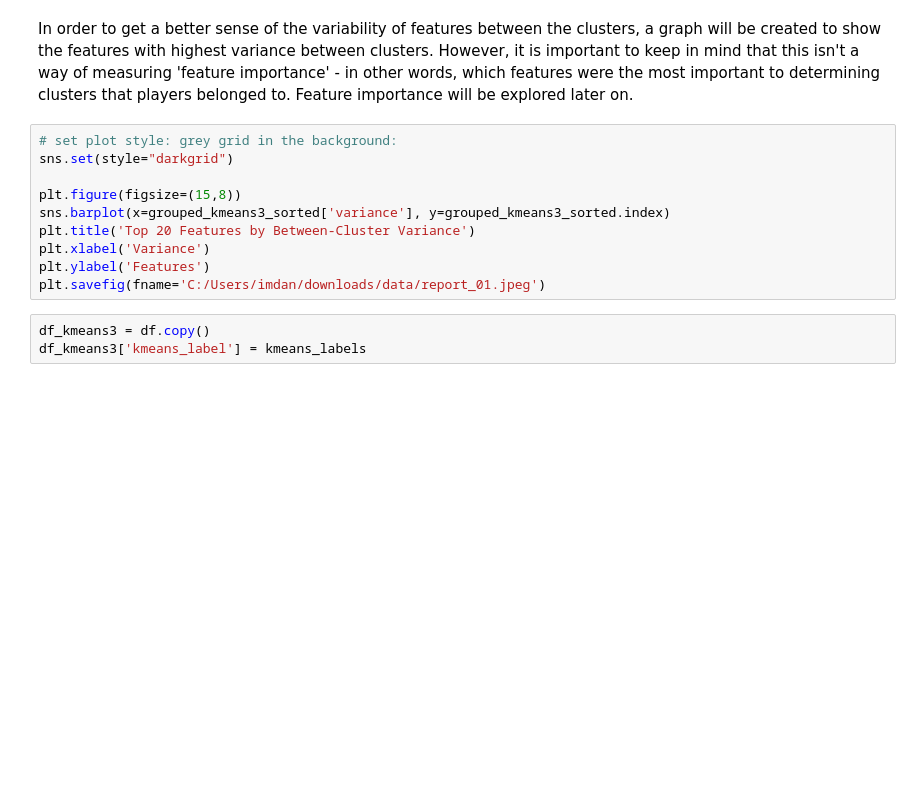
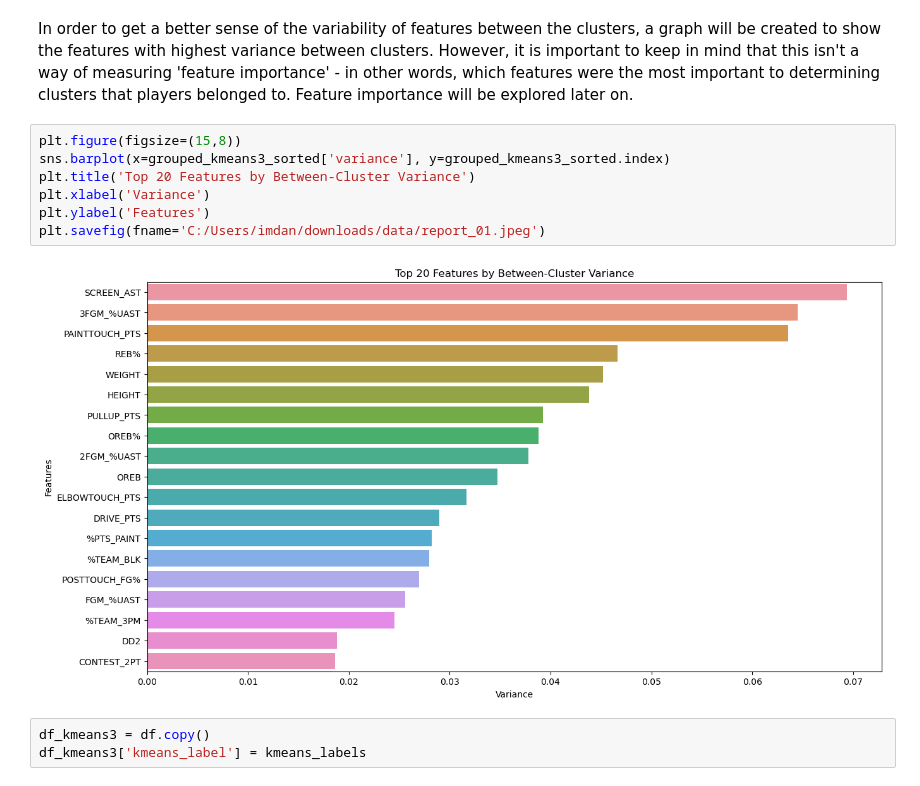
Before and after one commit to imdaniel14/Redefine_NBA_Positions, a Jupyter notebook: NBA Part 2.ipynb, the cells around one changed output. Cells and saved outputs as stored; diff of their text form; blank space fills up the shorter version.

```diff
--- a/NBA Part 2.ipynb
+++ b/NBA Part 2.ipynb
@@ -707,15 +955,14 @@ grouped_kmeans3_sorted
 # %% [markdown]
 In order to get a better sense of the variability of features between the clusters, a graph will be created to show the features with highest variance between clusters. However, it is important to keep in mind that this isn't a way of measuring 'feature importance' - in other words, which features were the most important to determining clusters that players belonged to. Feature importance will be explored later on.
 # %%
-# set plot style: grey grid in the background:
-sns.set(style="darkgrid")
-
 plt.figure(figsize=(15,8))
 sns.barplot(x=grouped_kmeans3_sorted['variance'], y=grouped_kmeans3_sorted.index)
 plt.title('Top 20 Features by Between-Cluster Variance')
 plt.xlabel('Variance')
 plt.ylabel('Features')
 plt.savefig(fname='C:/Users/imdan/downloads/data/report_01.jpeg')
+# %% [output]
+[figure, added]
 # %%
 df_kmeans3 = df.copy()
 df_kmeans3['kmeans_label'] = kmeans_labels
```
Also changed, not shown: parts of 110 cells of this notebook.
